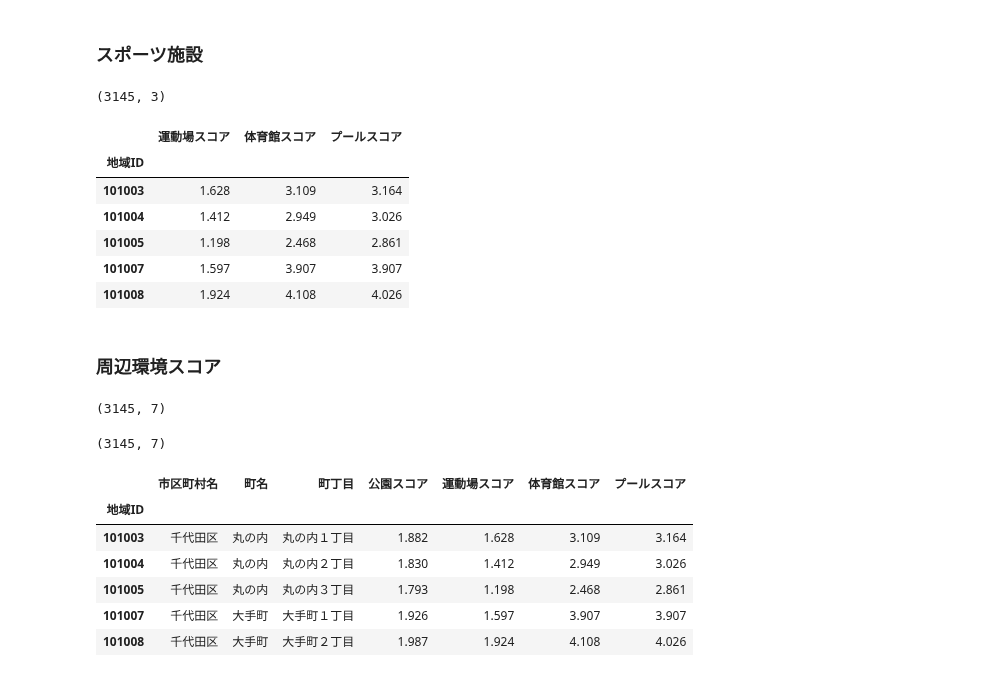
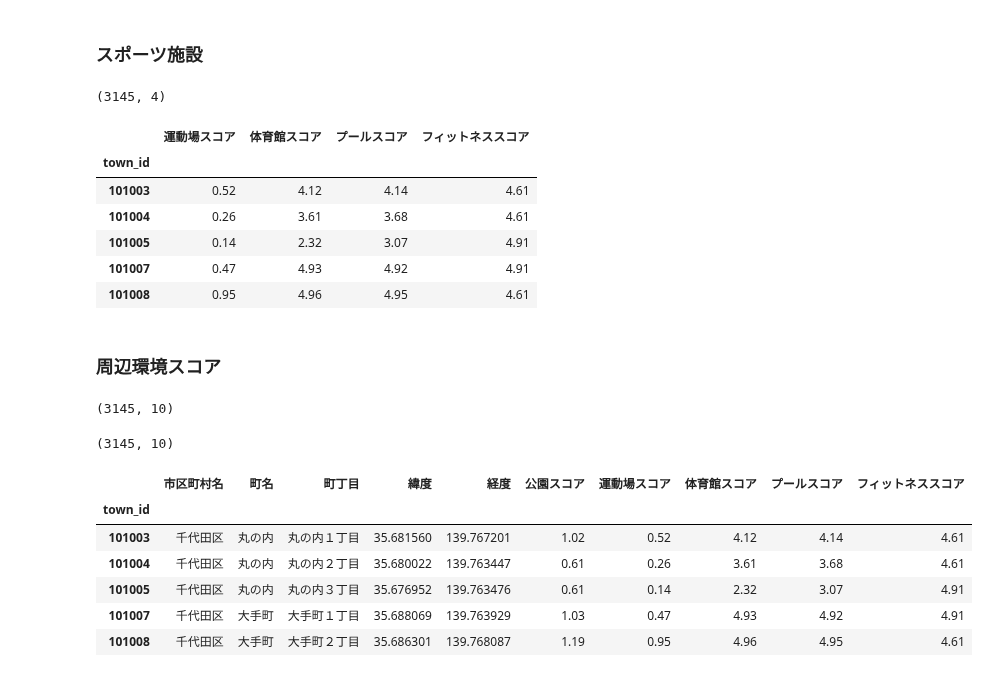
Before and after one commit to z-guard/analysis, a Jupyter notebook: notebooks/environment_score.ipynb, the cells around one changed output. Saved outputs shown, nothing was run; the diff lists cells and outputs as text; code cells hidden in the pictures.

```diff
--- a/notebooks/environment_score.ipynb
+++ b/notebooks/environment_score.ipynb
@@ -44,8 +43,6 @@ output_score_file = 'environment_score.csv'
 # %% [markdown]
 ### 人口マスタ
 # %%
-df_pop_master = pd.read_csv(os.path.join(DIR_NAME, 'population_master.csv'))[[
-    '地域ID', '市区町村名', '町名', '町丁目'
-]].set_index('地域ID')
-print(df_pop_master.shape)
+df_geo_master = pd.read_csv(os.path.join(DIR_NAME, 'geocoding.csv'))[['town_id', '市区町村名', '町名', '町丁目', '緯度', '経度']].set_index('town_id')
+print(df_geo_master.shape)
 # %% [output]
@@ -54,8 +51,8 @@ print(df_pop_master.shape)
 ### 公園スコア
 # %%
 df_park_score = pd.read_csv(os.path.join(DIR_NAME, 'park_score.csv'))[[
-    '地域ID', '公園スコア',
-]].set_index('地域ID')
+    'town_id', '公園スコア',
+]].set_index('town_id')
 print(df_park_score.shape)
 # %% [output]
 (3145, 1)
@@ -73,18 +70,18 @@ df_park_score.head()
 ### スポーツ施設
 # %%
 df_sports_score = pd.read_csv(os.path.join(DIR_NAME, 'sports_score.csv'))[[
-    '地域ID', '運動場スコア', '体育館スコア', 'プールスコア',
-]].set_index('地域ID')
+    'town_id', '運動場スコア', '体育館スコア', 'プールスコア', 'フィットネススコア'
+]].set_index('town_id')
 print(df_sports_score.shape)
 # %% [output]
-(3145, 3)
+(3145, 4)
 # %%
 df_sports_score.head()
 # %% [output]
-|  | 運動場スコア | 体育館スコア | プールスコア |
-| 地域ID |  |  |  |
-| 101003 | 1.628 | 3.109 | 3.164 |
-| 101004 | 1.412 | 2.949 | 3.026 |
-| 101005 | 1.198 | 2.468 | 2.861 |
-| 101007 | 1.597 | 3.907 | 3.907 |
-| 101008 | 1.924 | 4.108 | 4.026 |
+|  | 運動場スコア | 体育館スコア | プールスコア | フィットネススコア |
+| town_id |  |  |  |  |
+| 101003 | 0.52 | 4.12 | 4.14 | 4.61 |
+| 101004 | 0.26 | 3.61 | 3.68 | 4.61 |
+| 101005 | 0.14 | 2.32 | 3.07 | 4.91 |
+| 101007 | 0.47 | 4.93 | 4.92 | 4.91 |
+| 101008 | 0.95 | 4.96 | 4.95 | 4.61 |
@@ -103,27 +97,27 @@ def rank_score(sr_data):
 ### 周辺環境スコア
 # %%
 df_score = pd.concat([
-    df_pop_master,
+    df_geo_master,
     df_park_score,
     df_sports_score
 ], axis=1)
 print(df_score.shape)
-assert len(df_score) == len(df_pop_master)
-df_pop_master = df_score
+assert len(df_score) == len(df_geo_master)
+df_geo_master = df_score
 # %% [output]
-(3145, 7)
+(3145, 10)
 # %%
-print(df_pop_master.shape)
-df_pop_master.head()
+print(df_geo_master.shape)
+df_geo_master.head()
 # %% [output]
-(3145, 7)
+(3145, 10)
-|  | 市区町村名 | 町名 | 町丁目 | 公園スコア | 運動場スコア | 体育館スコア | プールスコア |
-| 地域ID |  |  |  |  |  |  |  |
-| 101003 | 千代田区 | 丸の内 | 丸の内１丁目 | 1.882 | 1.628 | 3.109 | 3.164 |
-| 101004 | 千代田区 | 丸の内 | 丸の内２丁目 | 1.830 | 1.412 | 2.949 | 3.026 |
-| 101005 | 千代田区 | 丸の内 | 丸の内３丁目 | 1.793 | 1.198 | 2.468 | 2.861 |
-| 101007 | 千代田区 | 大手町 | 大手町１丁目 | 1.926 | 1.597 | 3.907 | 3.907 |
-| 101008 | 千代田区 | 大手町 | 大手町２丁目 | 1.987 | 1.924 | 4.108 | 4.026 |
+|  | 市区町村名 | 町名 | 町丁目 | 緯度 | 経度 | 公園スコア | 運動場スコア | 体育館スコア | プールスコア | フィットネススコア |
+| town_id |  |  |  |  |  |  |  |  |  |  |
+| 101003 | 千代田区 | 丸の内 | 丸の内１丁目 | 35.681560 | 139.767201 | 1.02 | 0.52 | 4.12 | 4.14 | 4.61 |
+| 101004 | 千代田区 | 丸の内 | 丸の内２丁目 | 35.680022 | 139.763447 | 0.61 | 0.26 | 3.61 | 3.68 | 4.61 |
+| 101005 | 千代田区 | 丸の内 | 丸の内３丁目 | 35.676952 | 139.763476 | 0.61 | 0.14 | 2.32 | 3.07 | 4.91 |
+| 101007 | 千代田区 | 大手町 | 大手町１丁目 | 35.688069 | 139.763929 | 1.03 | 0.47 | 4.93 | 4.92 | 4.91 |
+| 101008 | 千代田区 | 大手町 | 大手町２丁目 | 35.686301 | 139.768087 | 1.19 | 0.95 | 4.96 | 4.95 | 4.61 |
 # %%
 feature_list = {
     '公園スコア': {'sort': 1, 'weight': 1},
```
Also changed, not shown: parts of 20 cells of this notebook.
